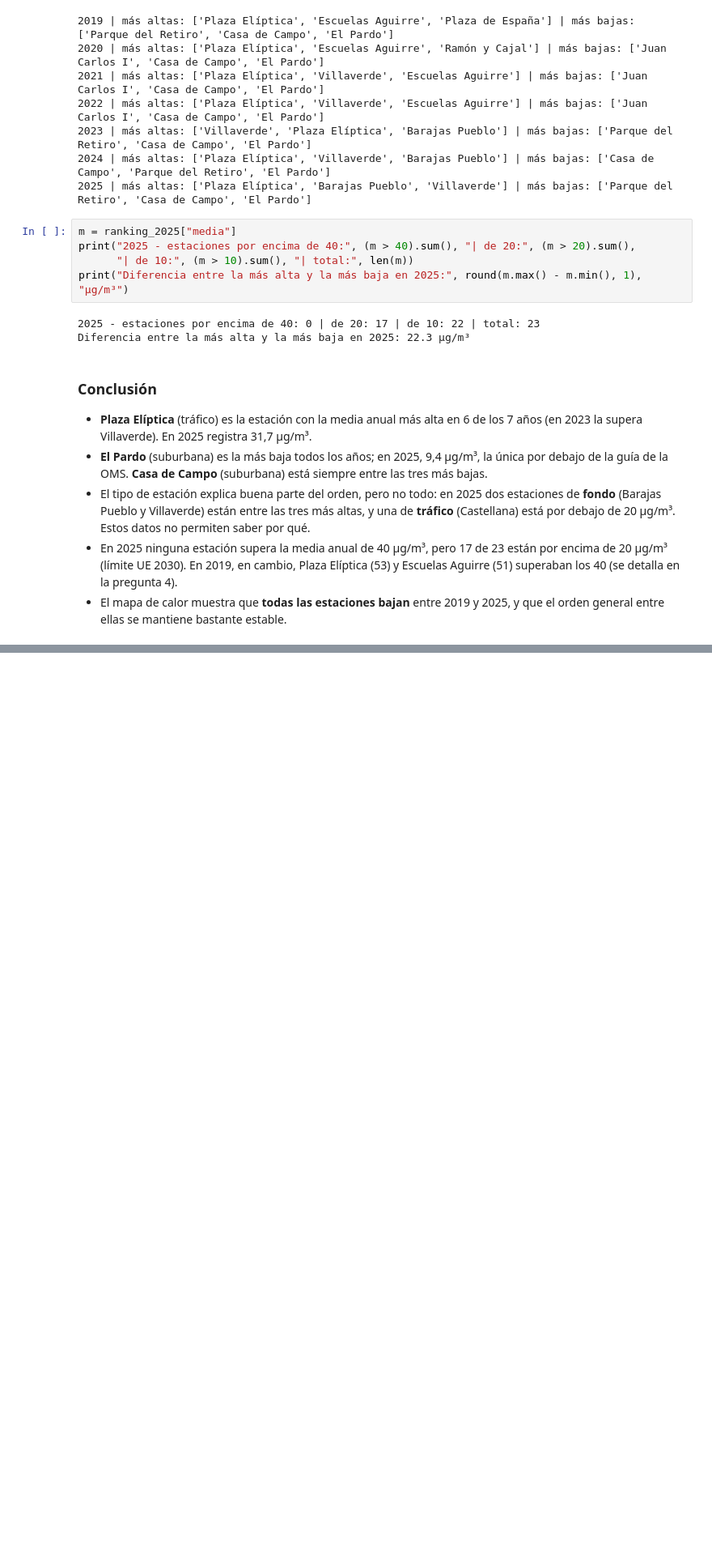
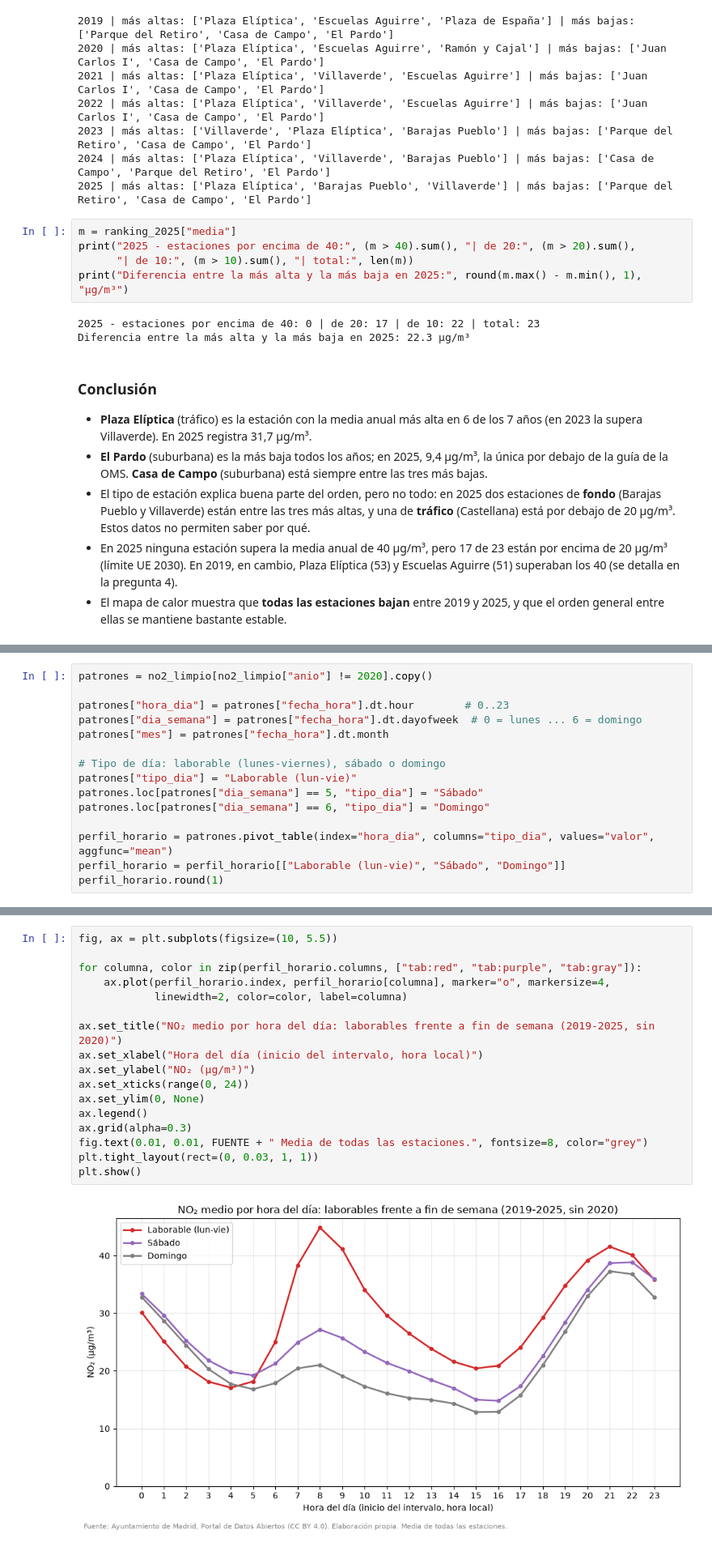
Before and after one commit to funki79/calidad-aire-madrid, a Jupyter notebook: notebooks/analisis.ipynb, the cells around one changed output, grey strips where cells are left out. Shown at 81% size. Cells and saved outputs as stored; diff of their text form; blank space fills up the shorter version.

```diff
--- a/notebooks/analisis.ipynb
+++ b/notebooks/analisis.ipynb
@@ -484,0 +493,15 @@ Diferencia entre la más alta y la más baja en 2025: 22.3 µg/m³
+# %%
+patrones = no2_limpio[no2_limpio["anio"] != 2020].copy()
+
+patrones["hora_dia"] = patrones["fecha_hora"].dt.hour        # 0..23
+patrones["dia_semana"] = patrones["fecha_hora"].dt.dayofweek  # 0 = lunes ... 6 = domingo
+patrones["mes"] = patrones["fecha_hora"].dt.month
+
+# Tipo de día: laborable (lunes-viernes), sábado o domingo
+patrones["tipo_dia"] = "Laborable (lun-vie)"
+patrones.loc[patrones["dia_semana"] == 5, "tipo_dia"] = "Sábado"
+patrones.loc[patrones["dia_semana"] == 6, "tipo_dia"] = "Domingo"
+
+perfil_horario = patrones.pivot_table(index="hora_dia", columns="tipo_dia", values="valor", aggfunc="mean")
+perfil_horario = perfil_horario[["Laborable (lun-vie)", "Sábado", "Domingo"]]
+perfil_horario.round(1)
@@ -484,0 +527,19 @@ Diferencia entre la más alta y la más baja en 2025: 22.3 µg/m³
+# %%
+fig, ax = plt.subplots(figsize=(10, 5.5))
+
+for columna, color in zip(perfil_horario.columns, ["tab:red", "tab:purple", "tab:gray"]):
+    ax.plot(perfil_horario.index, perfil_horario[columna], marker="o", markersize=4,
+            linewidth=2, color=color, label=columna)
+
+ax.set_title("NO₂ medio por hora del día: laborables frente a fin de semana (2019-2025, sin 2020)")
+ax.set_xlabel("Hora del día (inicio del intervalo, hora local)")
+ax.set_ylabel("NO₂ (µg/m³)")
+ax.set_xticks(range(0, 24))
+ax.set_ylim(0, None)
+ax.legend()
+ax.grid(alpha=0.3)
+fig.text(0.01, 0.01, FUENTE + " Media de todas las estaciones.", fontsize=8, color="grey")
+plt.tight_layout(rect=(0, 0.03, 1, 1))
+plt.show()
+# %% [output]
+[figure, added]
```
Also changed, not shown: parts of 7 cells of this notebook.
